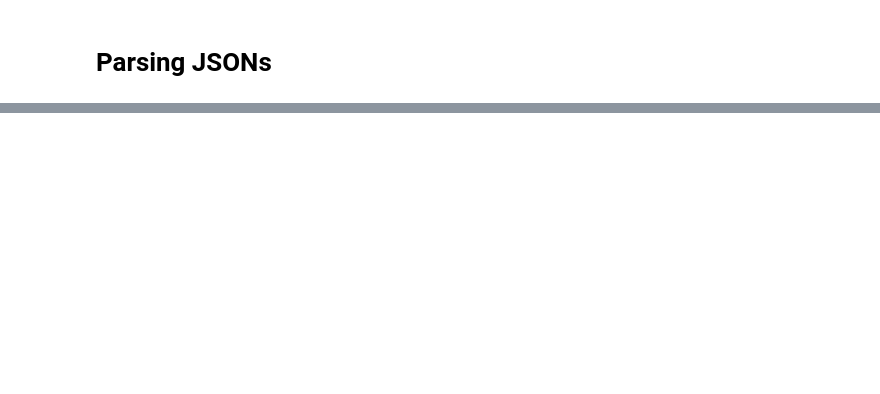
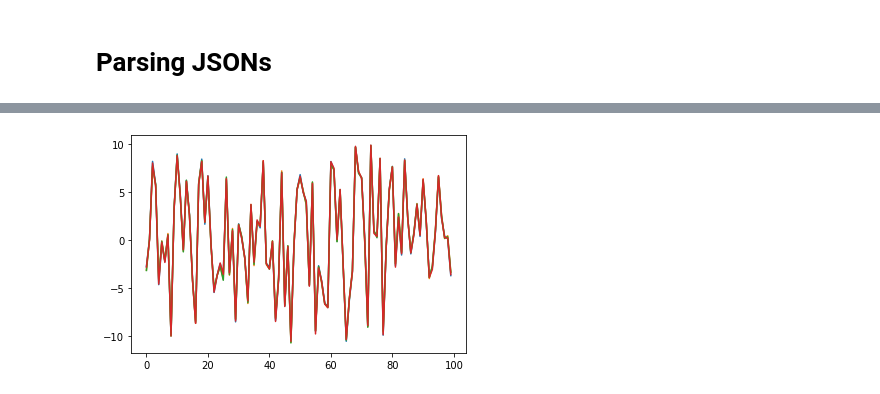
Before and after one commit to fdanieluk/vincents_challenge, a Jupyter notebook: parsing.ipynb, the cells around one changed output, grey strips where cells are left out. Cells and saved outputs as stored; diff of their text form; code cells hidden in the pictures; blank space fills up the shorter version.

```diff
--- a/parsing.ipynb
+++ b/parsing.ipynb
@@ -162,0 +231,7 @@ df.distance.hist()
+# %%
+best_v = []
+for show in temp.iterrows():
+    sns.lineplot(x=range(100), y=show[1]['emb'])
+    best_v.append(show[1]['emb'])
+# %% [output]
+[figure, added]
```
Also changed, not shown: parts of 70 cells of this notebook, 3 other files.
